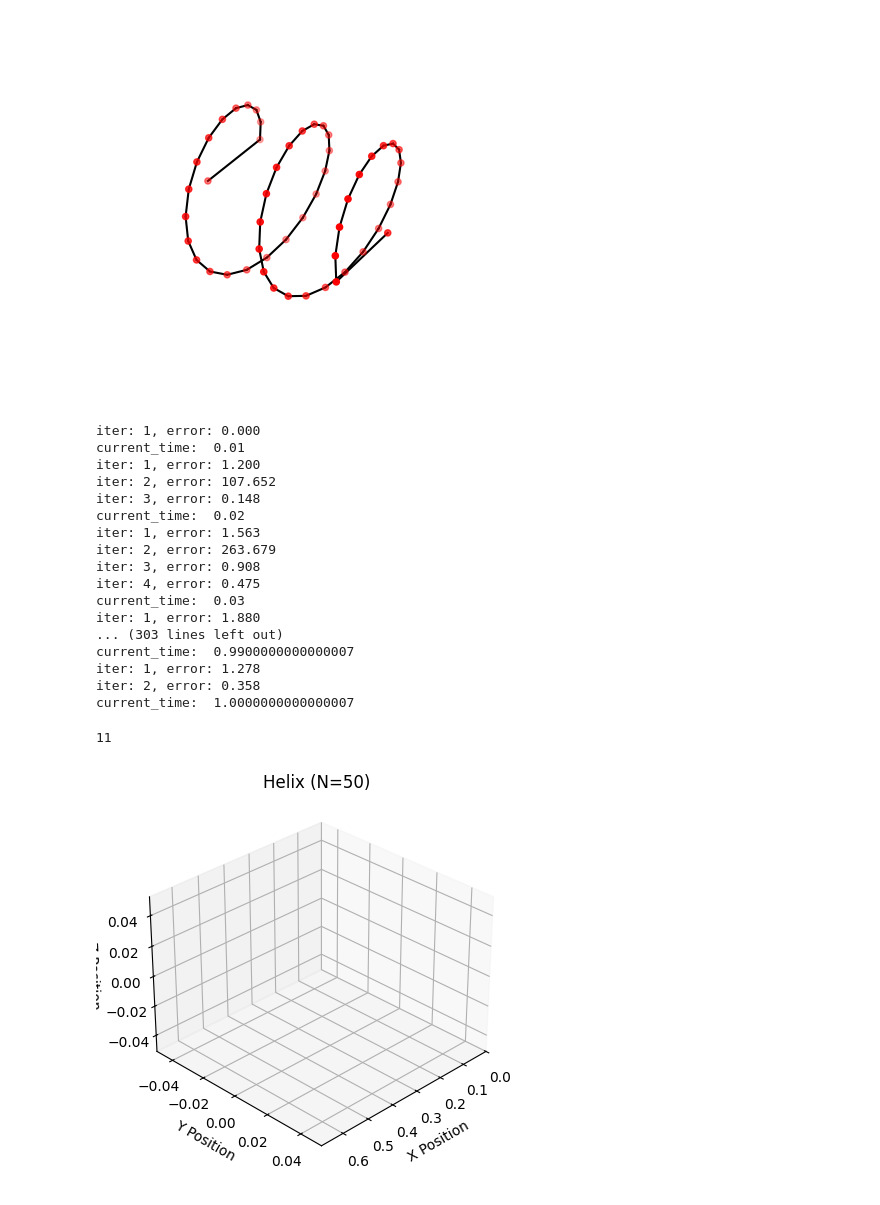
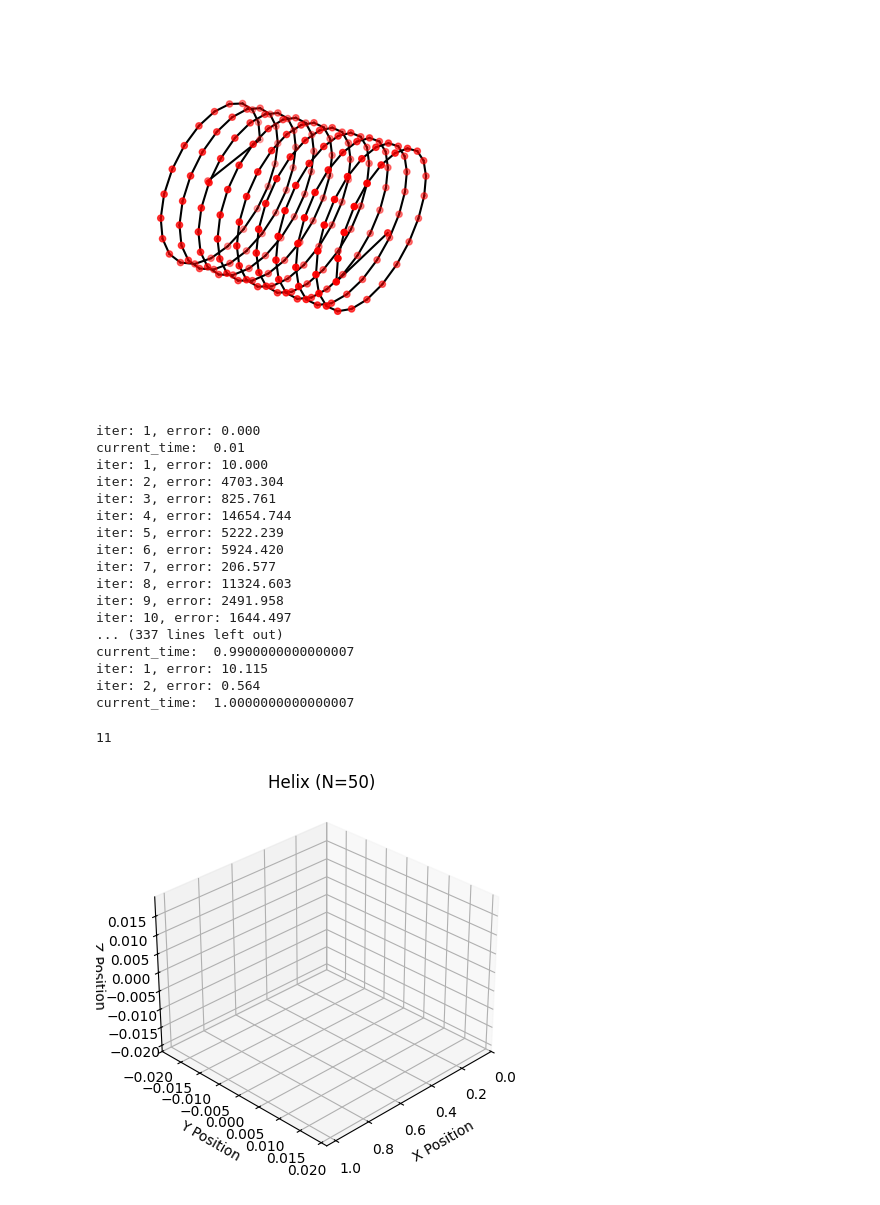
Before and after one commit to StructuresComp/dismech-python, a Jupyter notebook: experiments/slinky_pulling_static.ipynb, the cells around one changed output. Drawn from its saved outputs; the diff is of its cells as text; code cells hidden in the pictures.

```diff
--- a/experiments/slinky_pulling_static.ipynb
+++ b/experiments/slinky_pulling_static.ipynb
@@ -5,42 +5,43 @@ import dismech
 geom = dismech.GeomParams(rod_r0=5e-3,
                           shell_h=0)
 
-material = dismech.Material(density=1200,
+material = dismech.Material(density=920,
                             youngs_rod=1e9,
                             youngs_shell=0,
                             poisson_rod=0.5,
                             poisson_shell=0)
 
 static_2d_sim = dismech.SimParams(static_sim=True,
                                   two_d_sim=True,
                                   use_mid_edge=False,
                                   use_line_search=False,
                                   show_floor=False,
                                   log_data=True,
                                   log_step=1,
                                   dt=1e-2,
                                   max_iter=25,
                                   total_time=1,
                                   plot_step=1,
                                   tol=1e-4,
                                   ftol=1e-4,
                                   dtol=1e-2)
 
 env = dismech.Environment()
 
 geo = dismech.Geometry.from_txt('../tests/resources/slinky/slinky.txt')
 # geo = dismech.Geometry.from_txt('../tests/resources/rod_cantilever/horizontal_rod_n11.txt')
 
-forces_to_apply = [np.array([120.0, 0.0, 0.0])]
+forces_to_apply = [np.array([1000.0, 0.0, 0.0])]
 
 # env.add_force('gravity', g=np.array([10, 0.0, 0.0]))
 env.add_force('pointForces', point_force_node_indices=[geo.nodes.shape[0]-1],
               point_force_vectors=forces_to_apply)
 env.add_force('damping', eta=100)
+# env.add_force('selfContact', delta=5e-4, h=0.0016, kc=1)
 
 robot = dismech.SoftRobot(geom, material, geo, static_2d_sim, env)
 # %% [output]
-[figure, old version]
+[figure, new version]
 # %%
 fixed_points = np.array([0]) # fix the first node
 robot = robot.fix_nodes(fixed_points)
@@ -70,20 +71,20 @@ factors.append(1.0) # add the final factor at the end of the simulation
 # %% [output]
 iter: 1, error: 0.000
 current_time:  0.01
-iter: 1, error: 1.200
-iter: 2, error: 107.652
-iter: 3, error: 0.148
-current_time:  0.02
-iter: 1, error: 1.563
-iter: 2, error: 263.679
-iter: 3, error: 0.908
-iter: 4, error: 0.475
-current_time:  0.03
-iter: 1, error: 1.880
-... (303 lines left out)
+iter: 1, error: 10.000
+iter: 2, error: 4703.304
+iter: 3, error: 825.761
+iter: 4, error: 14654.744
+iter: 5, error: 5222.239
+iter: 6, error: 5924.420
+iter: 7, error: 206.577
+iter: 8, error: 11324.603
+iter: 9, error: 2491.958
+iter: 10, error: 1644.497
+... (337 lines left out)
 current_time:  0.9900000000000007
-iter: 1, error: 1.278
-iter: 2, error: 0.358
+iter: 1, error: 10.115
+iter: 2, error: 0.564
 current_time:  1.0000000000000007
 # %%
 options = dismech.AnimationOptions(title='Helix (N=50)', plot_step=10)
@@ -95,7 +96,7 @@ ani = dismech.get_animation(robot, t_arr, qs, options)
 ani.save('slinky_pulling.gif')
 # %% [output]
 11
-[figure, old version]
+[figure, new version]
 # %%
 print(end_force)
 # %% [output]
```
Also changed, not shown: parts of 6 cells of this notebook, 4 other files.
